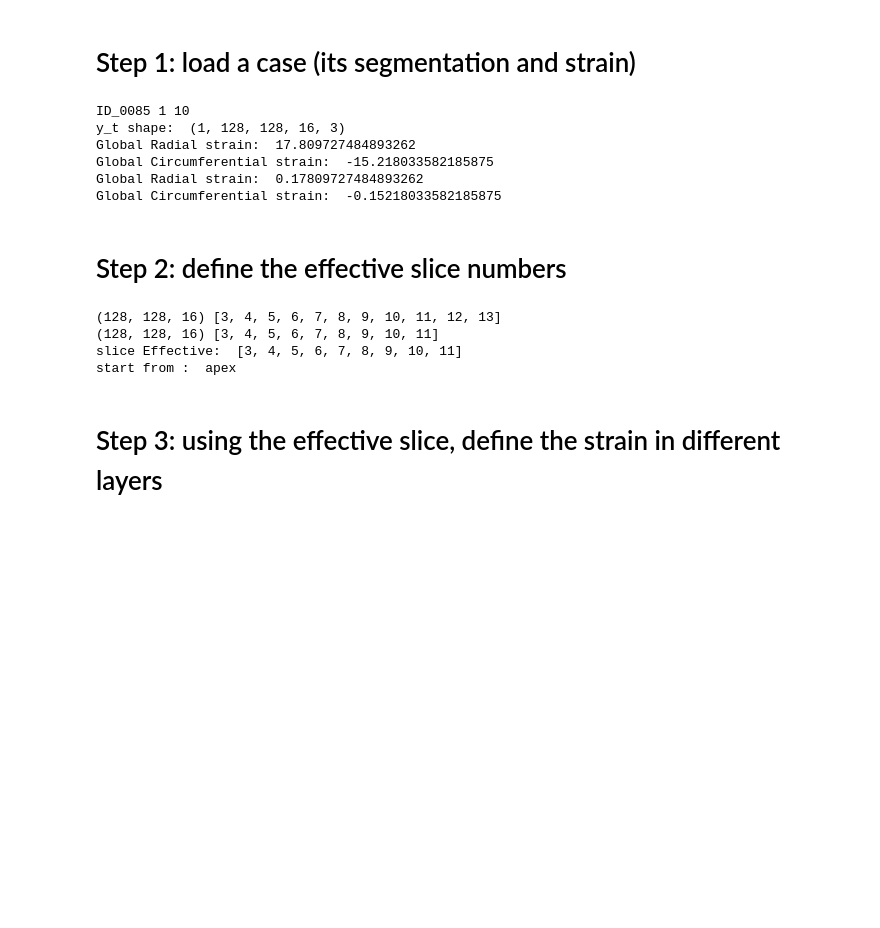
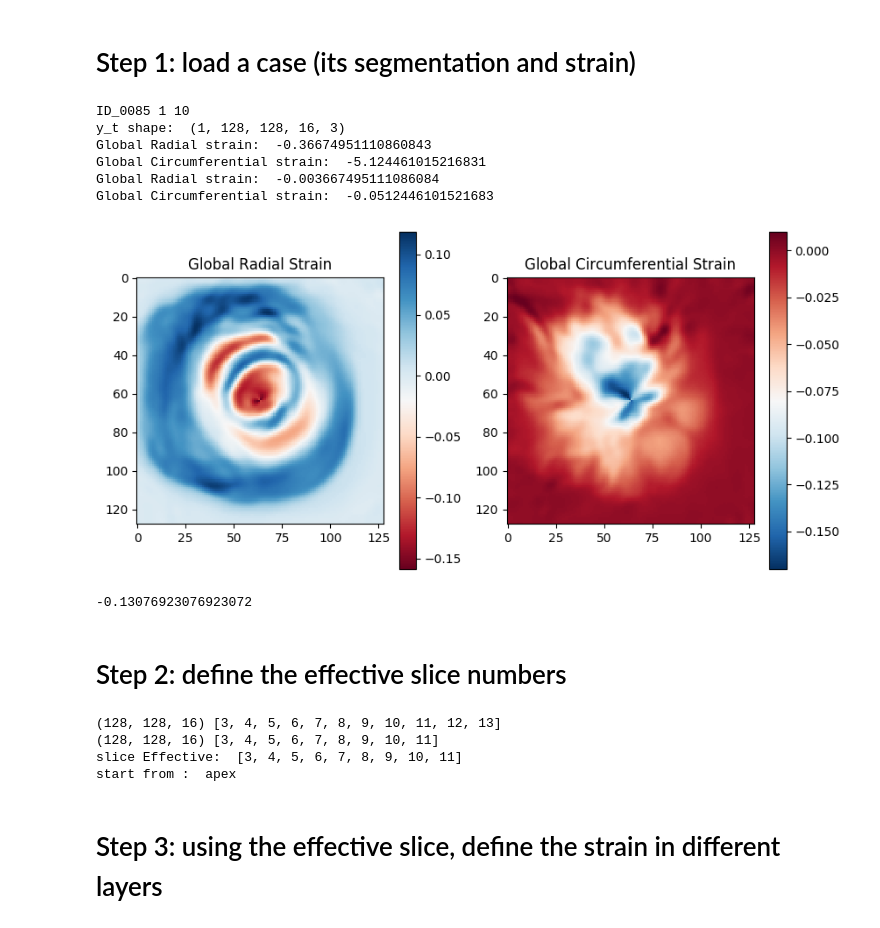
Before and after one commit to zhennongchen/DeepStrain, a Jupyter notebook: main_strain.ipynb, the cells around one changed output. Saved outputs shown, nothing was run; the diff lists cells and outputs as text; code cells hidden in the pictures; blank space fills up the shorter version.

```diff
--- a/main_strain.ipynb
+++ b/main_strain.ipynb
@@ -34,8 +34,9 @@ patient_id_num = patient_list['OurID'].iloc[patient_index]
 patient_id = ff.XX_to_ID_00XX(patient_id_num)
 patient_row = spreadsheet.loc[spreadsheet['OurID'] == patient_id_num]
 ED = patient_row['ED'].values[0].astype(int)
-ES = patient_row['ES'].values[0].astype(int)
+ES = patient_row['ES_by_visual'].values[0].astype(int)
 print(patient_id, ED,ES)
+
 
 save_folder = os.path.join(main_path, 'results/strain/', patient_id)
 ff.make_folder([save_folder])
@@ -86,11 +87,6 @@ center = center_of_mass(M_nifti.get_fdata()[:,:,:,0]==2) # RV = 1, Myocardium =
 V = _roll2center_crop(x=V_nifti.get_fdata(), center=center)
 M = _roll2center_crop(x=M_nifti.get_fdata(), center=center)
 
-nb.save(nb.Nifti1Image(V[:,:,:,0], affine=V_nifti.affine, header=V_nifti.header), os.path.join(save_folder, 'V_ed.nii.gz'))
-nb.save(nb.Nifti1Image(V[:,:,:,1], affine=V_nifti.affine, header=V_nifti.header), os.path.join(save_folder, 'V_es.nii.gz'))
-nb.save(nb.Nifti1Image(M[:,:,:,0], affine=M_nifti.affine, header=M_nifti.header), os.path.join(save_folder, 'M_ed.nii.gz'))
-nb.save(nb.Nifti1Image(M[:,:,:,1], affine=M_nifti.affine, header=M_nifti.header), os.path.join(save_folder, 'M_es.nii.gz'))
-
 
 #
 V = ff.normalize_image(V)
@@ -99,38 +95,47 @@ V_0 =  np.repeat(V[:,:,:,:1], nt-1, axis=-1)
 V_t =  V[:,:,:,1:]
 
 V_0 = np.transpose(V_0, (3,0,1,2))
 V_t = np.transpose(V_t, (3,0,1,2))
 
 # fifth: predict motion vector
-y_t = nb.load(os.path.join(main_path, 'results/trained/mvf', patient_id, 'mvf_ED_ES.nii.gz')).get_fdata()
+y_t = nb.load(os.path.join(main_path, 'results/trained/mvf', patient_id, 'mvf_ED1_tf3.nii.gz')).get_fdata()
 y_t = y_t[None,...]
 print('y_t shape: ', y_t.shape)
 
 
 # last: calculate strain
 mask_end_diastole = M[..., 0]
 mask_end_systole = M[..., 1]
 
 # calculate strain
 strain = myocardial_strain_zc.MyocardialStrain(mask=mask_end_diastole, flow=y_t[0,:,:,:,:])
 strain.calculate_strain(lv_label=2)
 strain_es = myocardial_strain_zc.MyocardialStrain(mask=mask_end_systole, flow=y_t[0,:,:,:,:])
 strain_es.calculate_strain(lv_label=2)
 
 print('Global Radial strain: ', 100*strain.Err[strain.mask_rot==2].mean())  # mask_rot means moves the whole mask (segmentation) to the center of myocardium
 print('Global Circumferential strain: ', 100*strain.Ecc[strain.mask_rot==2].mean())
 
 global_radial_strain = strain.Err[strain.mask_rot==2].mean()
 global_circumferential_strain = strain.Ecc[strain.mask_rot==2].mean()
 print('Global Radial strain: ', global_radial_strain)
 print('Global Circumferential strain: ', global_circumferential_strain)
+
+plt.figure(figsize=(10,5))
+plt.subplot(121); plt.imshow(strain.Err[:,:,7], cmap='RdBu'); plt.title('Global Radial Strain'); plt.colorbar()
+plt.subplot(122); plt.imshow(strain.Ecc[:,:,7], cmap='RdBu_r'); plt.title('Global Circumferential Strain'); plt.colorbar()
+plt.show()
+
+(22.6 - 26) / 26
 # %% [output]
 ID_0085 1 10
 y_t shape:  (1, 128, 128, 16, 3)
-Global Radial strain:  17.809727484893262
-Global Circumferential strain:  -15.218033582185875
-Global Radial strain:  0.17809727484893262
-Global Circumferential strain:  -0.15218033582185875
+Global Radial strain:  -0.36674951110860843
+Global Circumferential strain:  -5.124461015216831
+Global Radial strain:  -0.003667495111086084
+Global Circumferential strain:  -0.0512446101521683
+[figure, added]
+-0.13076923076923072
 # %% [markdown]
 # Step 2: define the effective slice numbers
 # %%
```
Also changed, not shown: 7 other files.
